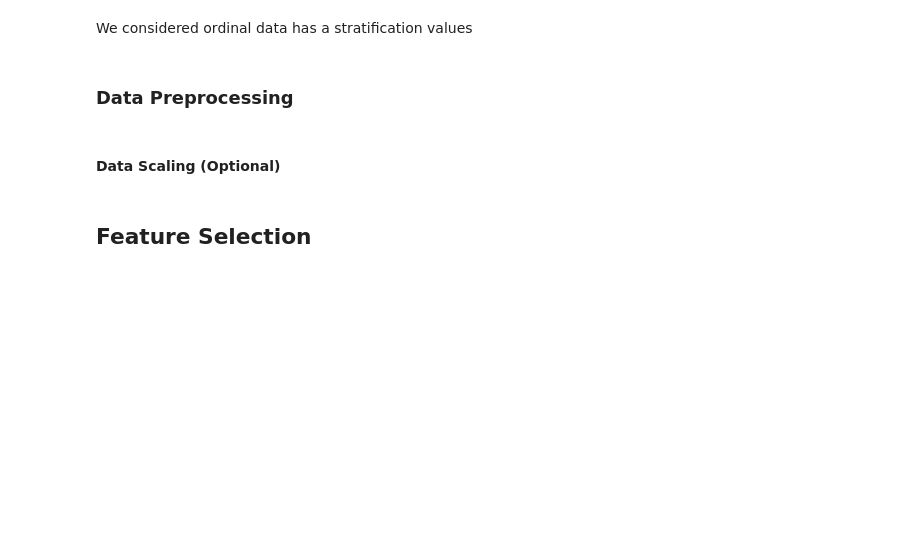
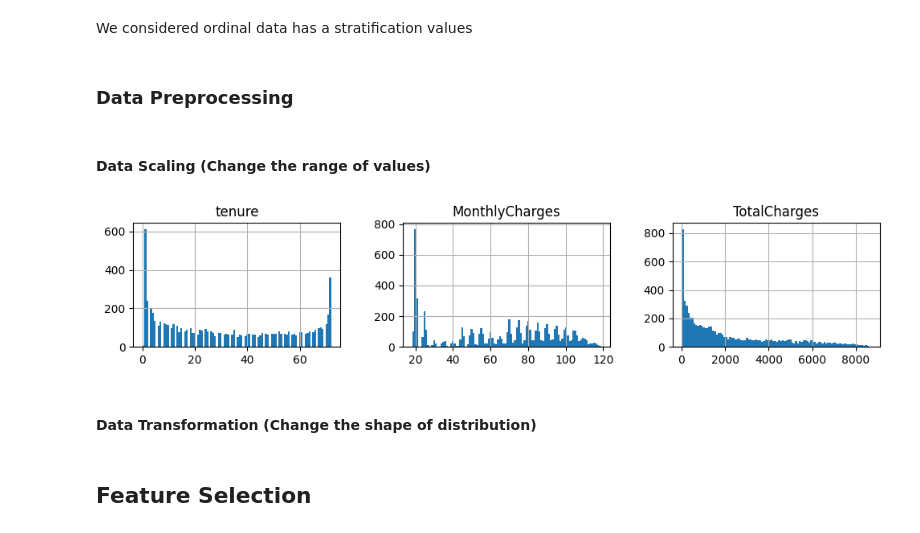
Before and after one commit to Agungvpzz/Telco-Churn-Analysis, a Jupyter notebook: Telco Churn Predictive Modeling.ipynb, the cells around one changed output. Saved outputs shown, nothing was run; the diff lists cells and outputs as text; code cells hidden in the pictures; blank space fills up the shorter version.

```diff
--- a/Telco Churn Predictive Modeling.ipynb
+++ b/Telco Churn Predictive Modeling.ipynb
@@ -64,0 +64,29 @@ df = replace_outliers(df, ['tenure', 'TotalCharges', 'MonthlyCharges'])
+# %%
+def replace_outliers_by_group(df, columns, col_group):
+    df = df.copy()
+    groups = df[col_group].unique()
+
+    for col in columns:
+        df[col] = df[col].astype(float)
+
+    for group in groups:
+        datas = df[df[col_group] == group]
+        for col in columns:
+            data = datas[col]
+            Q1 = data.quantile(0.25)
+            Q3 = data.quantile(0.75)
+            IQR = Q3-Q1
+
+            top_cap = Q3 + (IQR * 1.5)
+            bottom_cap = Q1 - (IQR * 1.5)
+
+            if data.max() > top_cap:
+                idx_above_cap = data[data > top_cap].index
+                print(f"above bottom cap ({col}):", len(idx_above_cap))
+                df.loc[idx_above_cap, col] = top_cap
+            if df[col].min() < bottom_cap:
+                idx_below_cap = data[data < bottom_cap].index
+                print(f"below bottom cap ({col}):", len(idx_below_cap))
+                df.loc[idx_below_cap, col] = idx_below_cap
+
+    return df
@@ -65,3 +113,5 @@ df = replace_outliers(df, ['tenure', 'TotalCharges', 'MonthlyCharges'])
+# %%
+df = replace_outliers_by_group(df, ['tenure', 'TotalCharges', 'MonthlyCharges'], 'Churn')
 # %% [markdown]
 ### Features Encoding
 # %% [markdown]
@@ -104,4 +178,4 @@ df, mapping = target_encoder(df, 'Churn')
 # %% [markdown]
 ### Data Preprocessing
 # %% [markdown]
-#### Data Scaling (Optional)
+#### Data Scaling (Change the range of values)
@@ -107,0 +186,4 @@ df, mapping = target_encoder(df, 'Churn')
+# %%
+df[["tenure", "MonthlyCharges", "TotalCharges"]].hist(figsize=(12, 2), bins=100, layout=(1, 3));
+# %% [output]
+[figure, added]
@@ -108,3 +194,5 @@ df, mapping = target_encoder(df, 'Churn')
+# %% [markdown]
+#### Data Transformation (Change the shape of distribution)
 # %% [markdown]
 ## Feature Selection
 # %%
```
Also changed, not shown: parts of 16 cells of this notebook.
